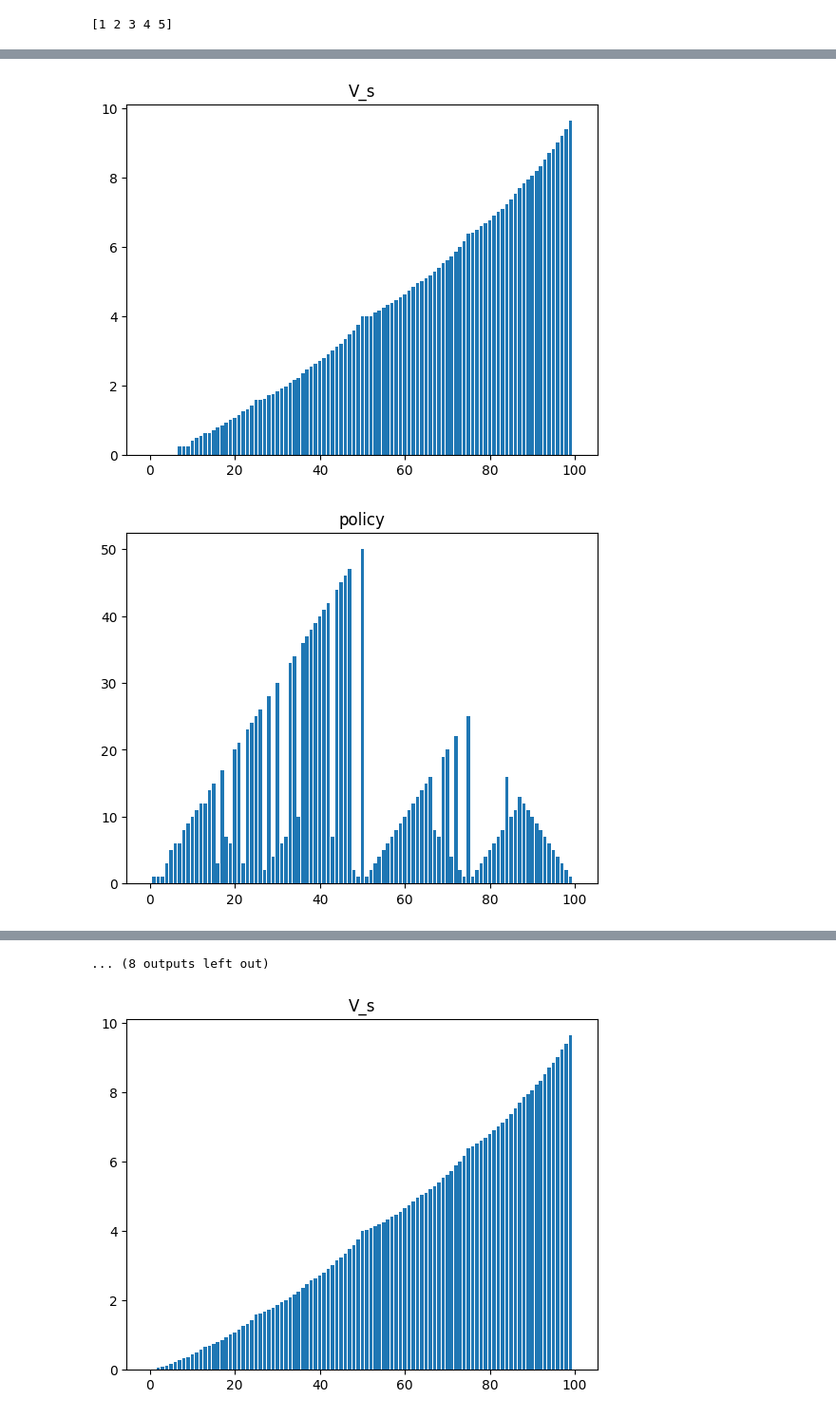
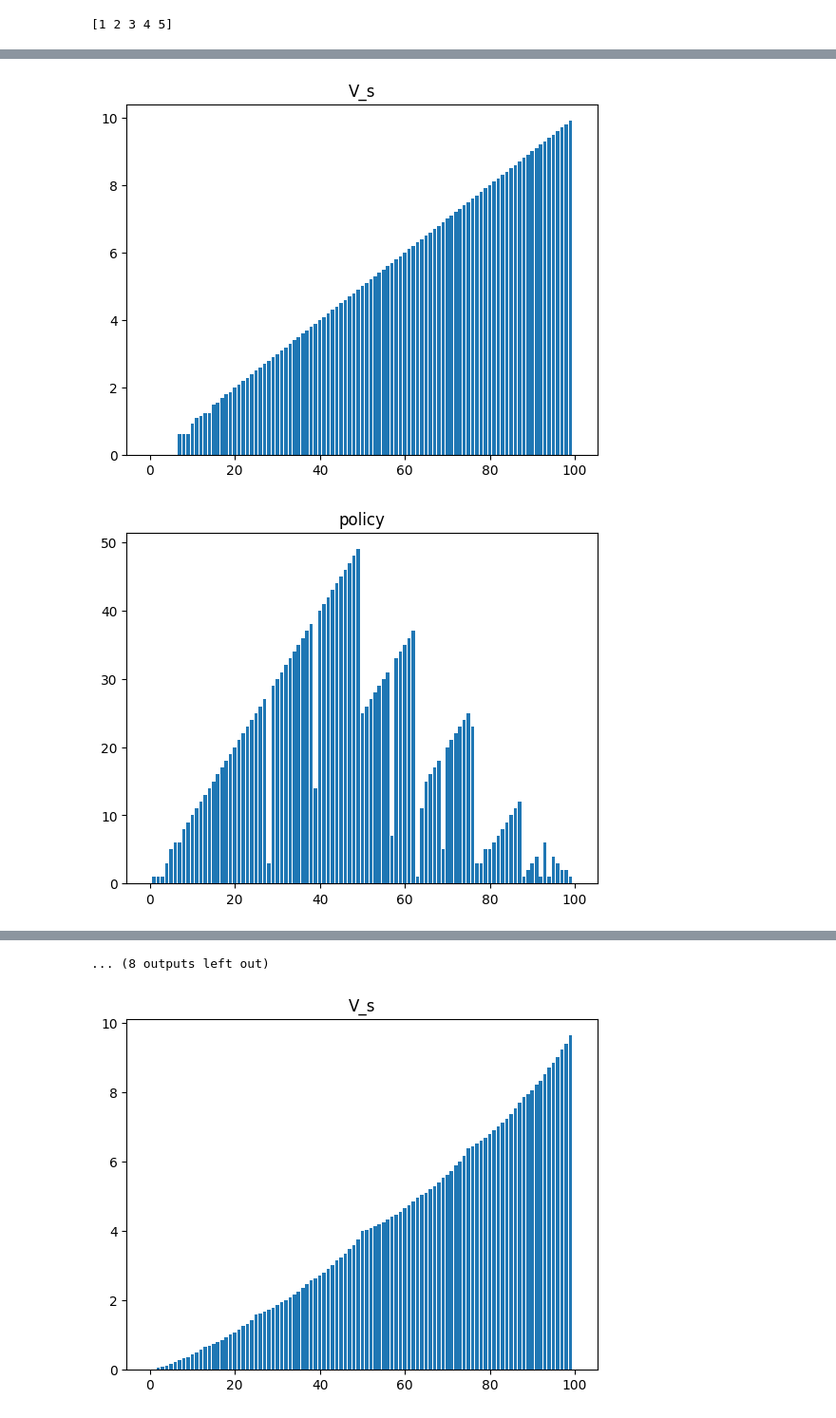
Before and after one commit to PrzeChoj/2024Lato-WarsztatyBadawcze, a Jupyter notebook: PraceDomowe/PD2/Rozwiąż małą grę/Norbert_Frydrysiak_c/Norbert_Frydrysiak.ipynb, the cells around one changed output, grey strips where cells are left out. Shown at 95% size. Saved outputs shown, nothing was run; the diff lists cells and outputs as text; code cells hidden in the pictures.

```diff
--- a/PraceDomowe/PD2/Rozwiąż małą grę/Norbert_Frydrysiak_c/Norbert_Frydrysiak.ipynb
+++ b/PraceDomowe/PD2/Rozwiąż małą grę/Norbert_Frydrysiak_c/Norbert_Frydrysiak.ipynb
@@ -126,7 +126,7 @@ print(available_actions(5))
 [1 2 3 4 5]
 # %%
 gamma=1
-p=0.4
+p=0.5
 # numbers from 0 to 100 do it without numpy
 states = list(range(101))
 win_state=100; lose_state=0;
@@ -210,2 +210,2 @@ for _ in range(10):
-[figure, old version]
+[figure, new version]
-[figure, old version]
+[figure, new version]
```
Also changed, not shown: parts of 2 cells of this notebook.
